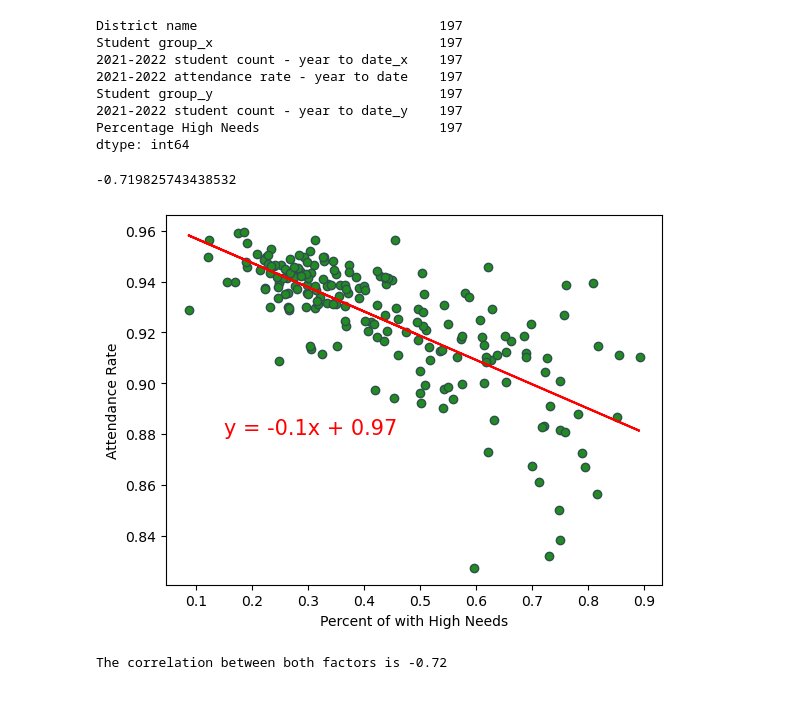
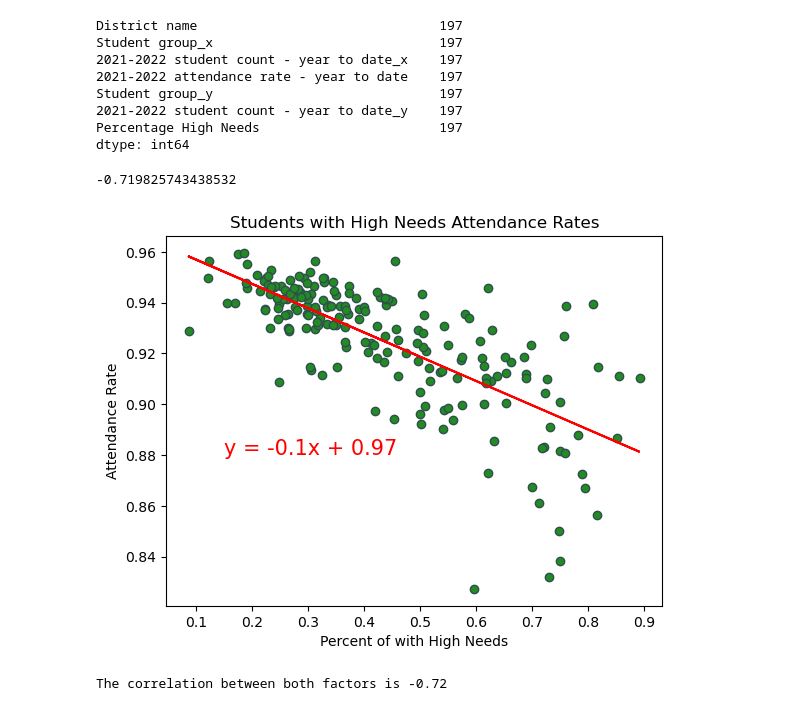
Before and after one commit to jmsavage2008/attendance-project, a Jupyter notebook: Attendance Analysis.ipynb, the cells around one changed output. Drawn from its saved outputs; the diff is of its cells as text; code cells hidden in the pictures.

```diff
--- a/Attendance Analysis.ipynb
+++ b/Attendance Analysis.ipynb
@@ -495,22 +417,24 @@ Student group_y                             197
 Percentage High Needs                       197
 dtype: int64
 # %%
+#High Needs Scatter Plot
 x_values = merged_needs_df["Percentage High Needs"]
 y_values = merged_needs_df["2021-2022 attendance rate - year to date"]
 (slope, intercept, rvalue, pvalue, stderr) = linregress(x_values, y_values)
 regress_values = x_values * slope + intercept
 line_eq = "y = " + str(round(slope,2)) + "x + " + str(round(intercept,2))
 plt.scatter(x_values,y_values, edgecolors="darkslategray", facecolors="forestgreen")
 plt.plot(x_values,regress_values,"r-")
 plt.xlabel('Percent of with High Needs')
 plt.ylabel('Attendance Rate')
 plt.annotate(line_eq,(0.15,0.88),fontsize=15, color = "red")
+plt.title("Students with High Needs Attendance Rates")
 print(rvalue)
 plt.savefig("Images/Scatter.png")
 plt.show()
 # %% [output]
 -0.719825743438532
-[figure, old version]
+[figure, new version]
 # %%
 correlation = st.pearsonr(x_values, y_values)
 print(f"The correlation between both factors is {round(correlation[0],2)}")
```
Also changed, not shown: parts of 68 cells of this notebook, 38 other files.
